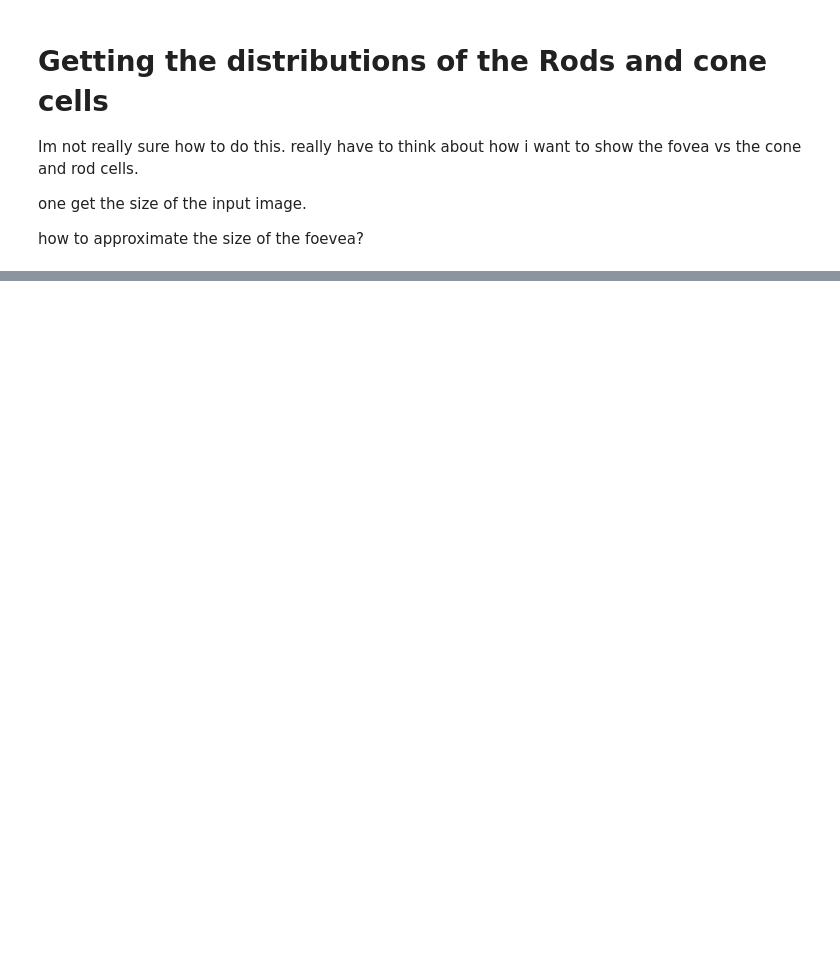
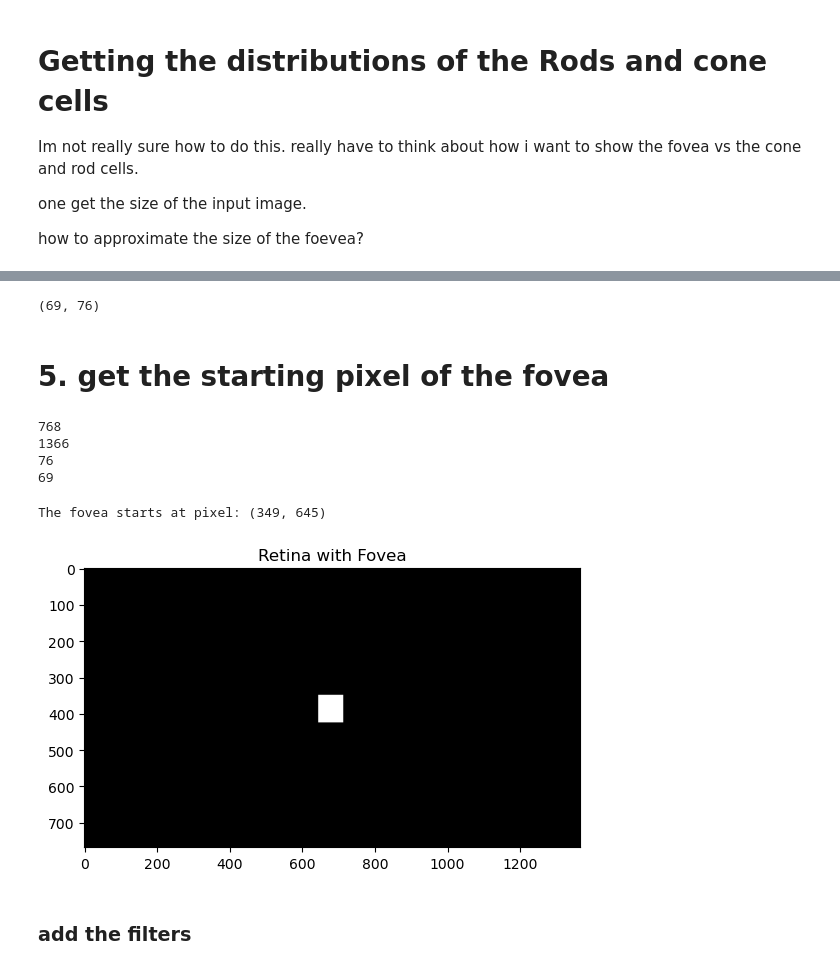
Before and after one commit to pre6/Creating_Retina_Using_CNN, a Jupyter notebook: 7. Get_Distribution_of_Rode_Cone_cells.ipynb, the cells around one changed output, grey strips where cells are left out. Drawn from its saved outputs; the diff is of its cells as text; code cells hidden in the pictures; blank space fills up the shorter version.

```diff
--- a/7. Get_Distribution_of_Rode_Cone_cells.ipynb
+++ b/7. Get_Distribution_of_Rode_Cone_cells.ipynb
@@ -23,0 +89,10 @@ import matplotlib.image as mpimg
+# %%
+
+
+def find_factors(n):
+    factors = set()
+    for i in range(1, int(math.sqrt(n)) + 1):
+        if n % i == 0:
+            factors.add(i)
+            factors.add(n // i)
+    return sorted(factors)
@@ -23,0 +111,63 @@ import matplotlib.image as mpimg
+# %%
+# Example usage
+number = 5244
+middle_factors = middle_two_factors(number)
+print(middle_factors)
+# %% [output]
+(69, 76)
+# %% [markdown]
+# 5. get the starting pixel of the fovea
+# %%
+
+ length= converter.image.size[0]
+ width= converter.image.size[1]
+fovea_width = middle_factors[0]
+fovea_length = middle_factors[1]
+# %%
+print(width)
+print(length)
+print(fovea_length)
+print(fovea_width)
+# %% [output]
+768
+1366
+76
+69
+# %%
+def calculate_fovea_corner(width_retina, height_retina, width_fovea, height_fovea):
+    x_start = (width_retina - width_fovea) // 2
+    y_start = (height_retina - height_fovea) // 2
+    return x_start, y_start
+
+
+fovea_corner = calculate_fovea_corner(width, length, fovea_width, fovea_length)
+print(f"The fovea starts at pixel: {fovea_corner}")
+# %% [output]
+The fovea starts at pixel: (349, 645)
+# %%
+
+def create_retina_with_fovea(width, length, fovea_width, fovea_length):
+    # Create a retina grid filled with zeros
+    retina = np.zeros((width,length))
+
+    # Calculate the starting position of the fovea
+    y_start= (width - fovea_width) // 2
+    x_start= (length - fovea_length) // 2
+
+    # Fill the fovea area with ones
+    retina[y_start:y_start + fovea_length, x_start:x_start + fovea_width] = 1
+
+    return retina
+
+
+# Create the retina grid with fovea
+retina = create_retina_with_fovea(width,length,fovea_width , fovea_length)
+
+# Plot the result using matplotlib
+plt.imshow(retina, cmap='gray')
+plt.title("Retina with Fovea")
+plt.show()
+# %% [output]
+[figure, added]
+# %% [markdown]
+### add the filters
```
Also changed, not shown: parts of 9 cells of this notebook, 2 other files.
